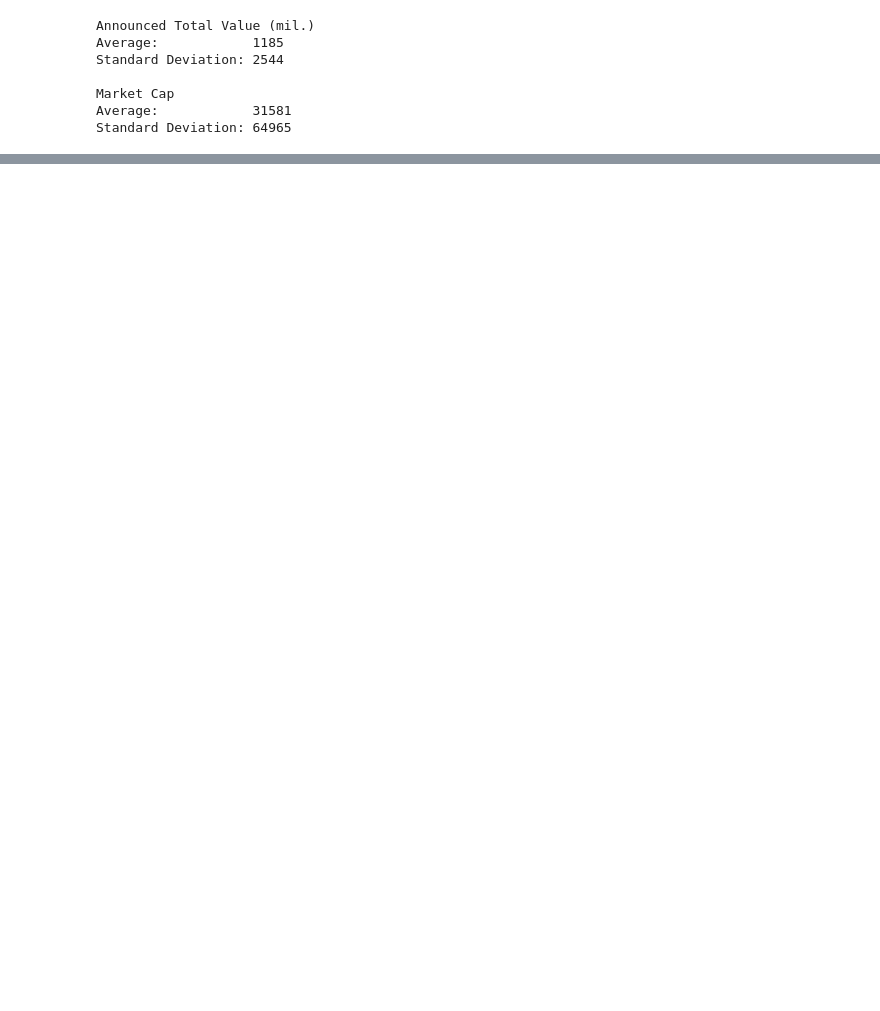
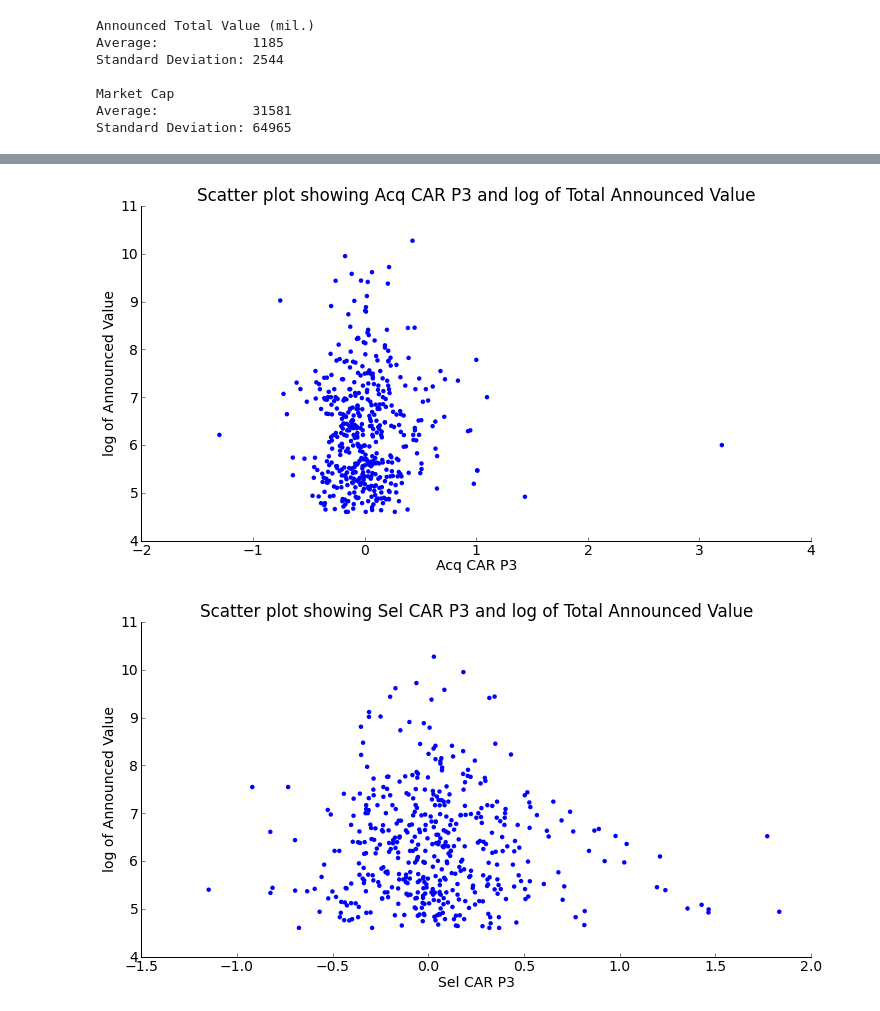
Before and after one commit to Xiaowen125/capability_analysis, a Jupyter notebook: Announcement Analysis.ipynb, the cells around one changed output, grey strips where cells are left out. Drawn from its saved outputs; the diff is of its cells as text; code cells hidden in the pictures; blank space fills up the shorter version.

```diff
--- a/Announcement Analysis.ipynb
+++ b/Announcement Analysis.ipynb
@@ -722 +725,18 @@ plt.show()
 [figure]
+# %%
+plt.scatter(Acq_CAR_P3, vol)
+remove_border()
+plt.title("Scatter plot showing Acq CAR P3 and log of Total Announced Value")
+plt.xlabel("Acq CAR P3")
+plt.ylabel("log of Announced Value")
+plt.show()
+
+plt.scatter(Sel_CAR_P3, vol)
+remove_border()
+plt.title("Scatter plot showing Sel CAR P3 and log of Total Announced Value")
+plt.xlabel("Sel CAR P3")
+plt.ylabel("log of Announced Value")
+plt.show()
+# %% [output]
+[figure, added]
+[figure, added]
```
Also changed, not shown: parts of 15 cells of this notebook, 1 other file.
